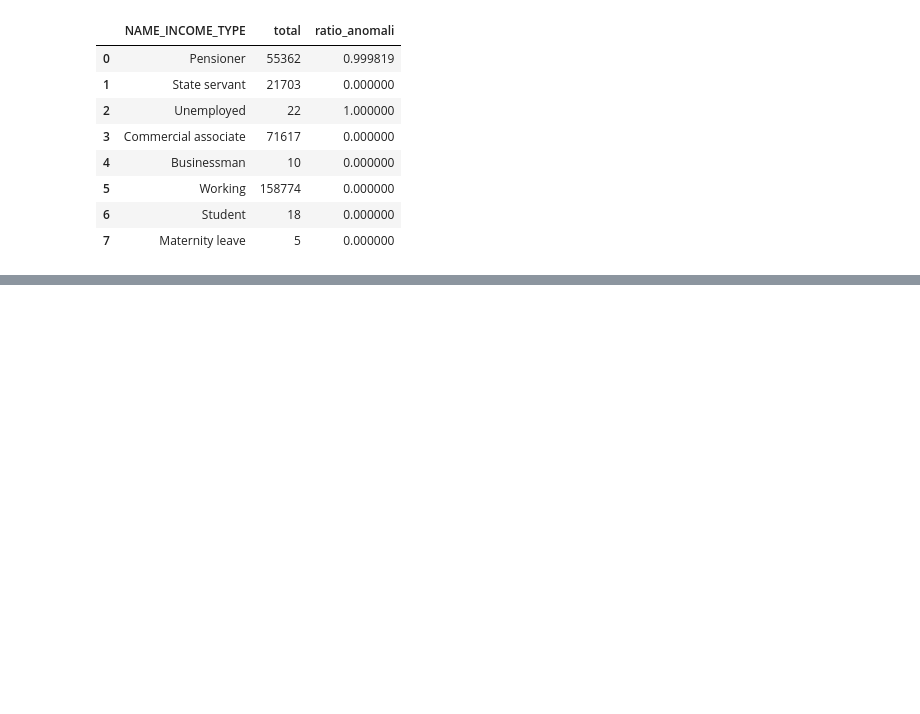
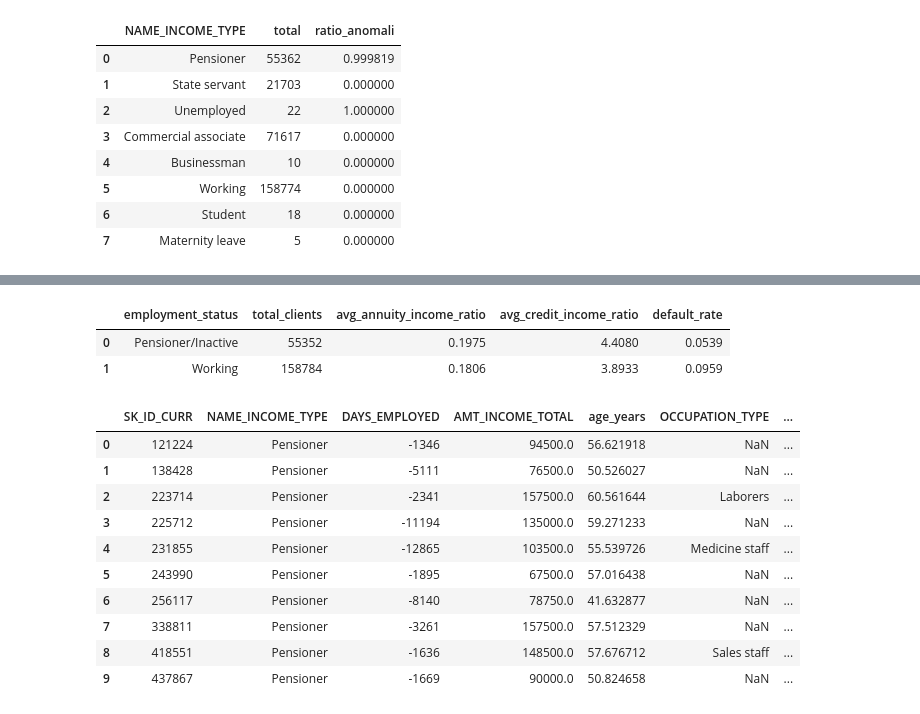
Before and after one commit to dimitrimovila/credit_risk_model, a Jupyter notebook: 01_eda_and_sql.ipynb, the cells around one changed output, grey strips where cells are left out. Cells and saved outputs as stored; diff of their text form; code cells hidden in the pictures; blank space fills up the shorter version.

Commit message:
occupation type and financial feature engineering

```diff
--- a/01_eda_and_sql.ipynb
+++ b/01_eda_and_sql.ipynb
@@ -277,0 +452,53 @@ display(df_verification)
+# %%
+# Comparison of financial ratios between Workers and Pensioners
+debt_analysis_query = """
+SELECT
+    CASE
+        WHEN DAYS_EMPLOYED = 365243 THEN 'Pensioner/Inactive'
+        ELSE 'Working'
+    END AS employment_status,
+    COUNT(*) AS total_clients,
+    ROUND(AVG(AMT_ANNUITY / NULLIF(AMT_INCOME_TOTAL, 0)), 4) AS avg_annuity_income_ratio,
+    ROUND(AVG(AMT_CREDIT / NULLIF(AMT_INCOME_TOTAL, 0)), 4) AS avg_credit_income_ratio,
+    ROUND(AVG(TARGET), 4) AS default_rate
+FROM app_train
+WHERE NAME_INCOME_TYPE IN ('Working', 'Pensioner')
+GROUP BY employment_status;
+"""
+
+df_debt_analysis = con.execute(debt_analysis_query).df()
+display(df_debt_analysis)
+# %% [output]
+|  | employment_status | total_clients | avg_annuity_income_ratio | avg_credit_income_ratio | default_rate |
+| 0 | Pensioner/Inactive | 55352 | 0.1975 | 4.4080 | 0.0539 |
+| 1 | Working | 158784 | 0.1806 | 3.8933 | 0.0959 |
+# %%
+# Investigating the 10 "working pensioners"
+investigation_query = """
+SELECT
+    SK_ID_CURR,
+    NAME_INCOME_TYPE,
+    DAYS_EMPLOYED,
+    AMT_INCOME_TOTAL,
+    DAYS_BIRTH / -365 AS age_years,
+    OCCUPATION_TYPE,
+    ORGANIZATION_TYPE
+FROM app_train
+WHERE NAME_INCOME_TYPE = 'Pensioner'
+  AND DAYS_EMPLOYED != 365243;
+"""
+
+df_anomalous_pensioners = con.execute(investigation_query).df()
+display(df_anomalous_pensioners)
+# %% [output]
+|  | SK_ID_CURR | NAME_INCOME_TYPE | DAYS_EMPLOYED | AMT_INCOME_TOTAL | age_years | OCCUPATION_TYPE | ... |
+| 0 | 121224 | Pensioner | -1346 | 94500.0 | 56.621918 | NaN | ... |
+| 1 | 138428 | Pensioner | -5111 | 76500.0 | 50.526027 | NaN | ... |
+| 2 | 223714 | Pensioner | -2341 | 157500.0 | 60.561644 | Laborers | ... |
+| 3 | 225712 | Pensioner | -11194 | 135000.0 | 59.271233 | NaN | ... |
+| 4 | 231855 | Pensioner | -12865 | 103500.0 | 55.539726 | Medicine staff | ... |
+| 5 | 243990 | Pensioner | -1895 | 67500.0 | 57.016438 | NaN | ... |
+| 6 | 256117 | Pensioner | -8140 | 78750.0 | 41.632877 | NaN | ... |
+| 7 | 338811 | Pensioner | -3261 | 157500.0 | 57.512329 | NaN | ... |
+| 8 | 418551 | Pensioner | -1636 | 148500.0 | 57.676712 | Sales staff | ... |
+| 9 | 437867 | Pensioner | -1669 | 90000.0 | 50.824658 | NaN | ... |
```
Also changed, not shown: parts of 12 cells of this notebook.
